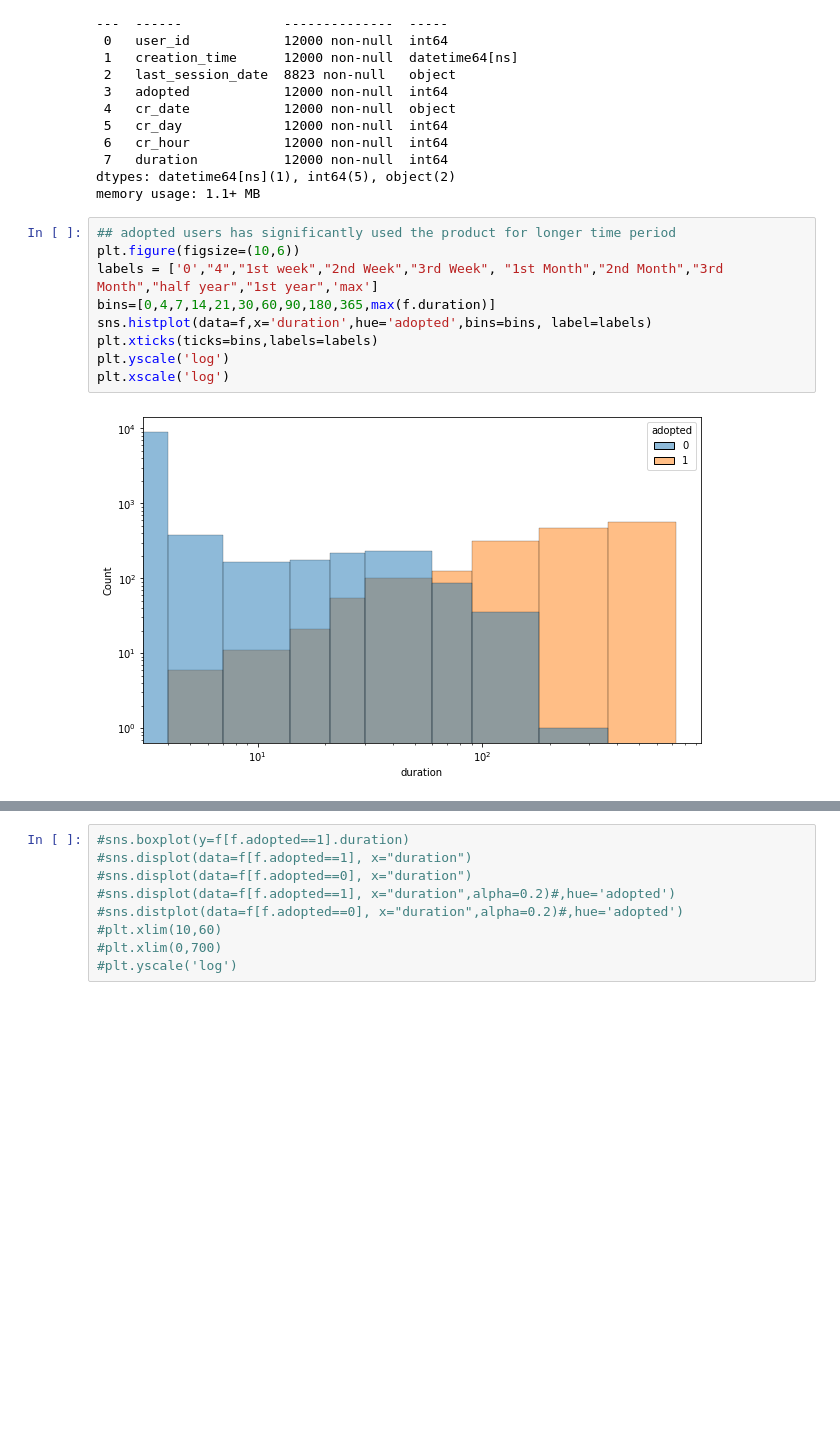
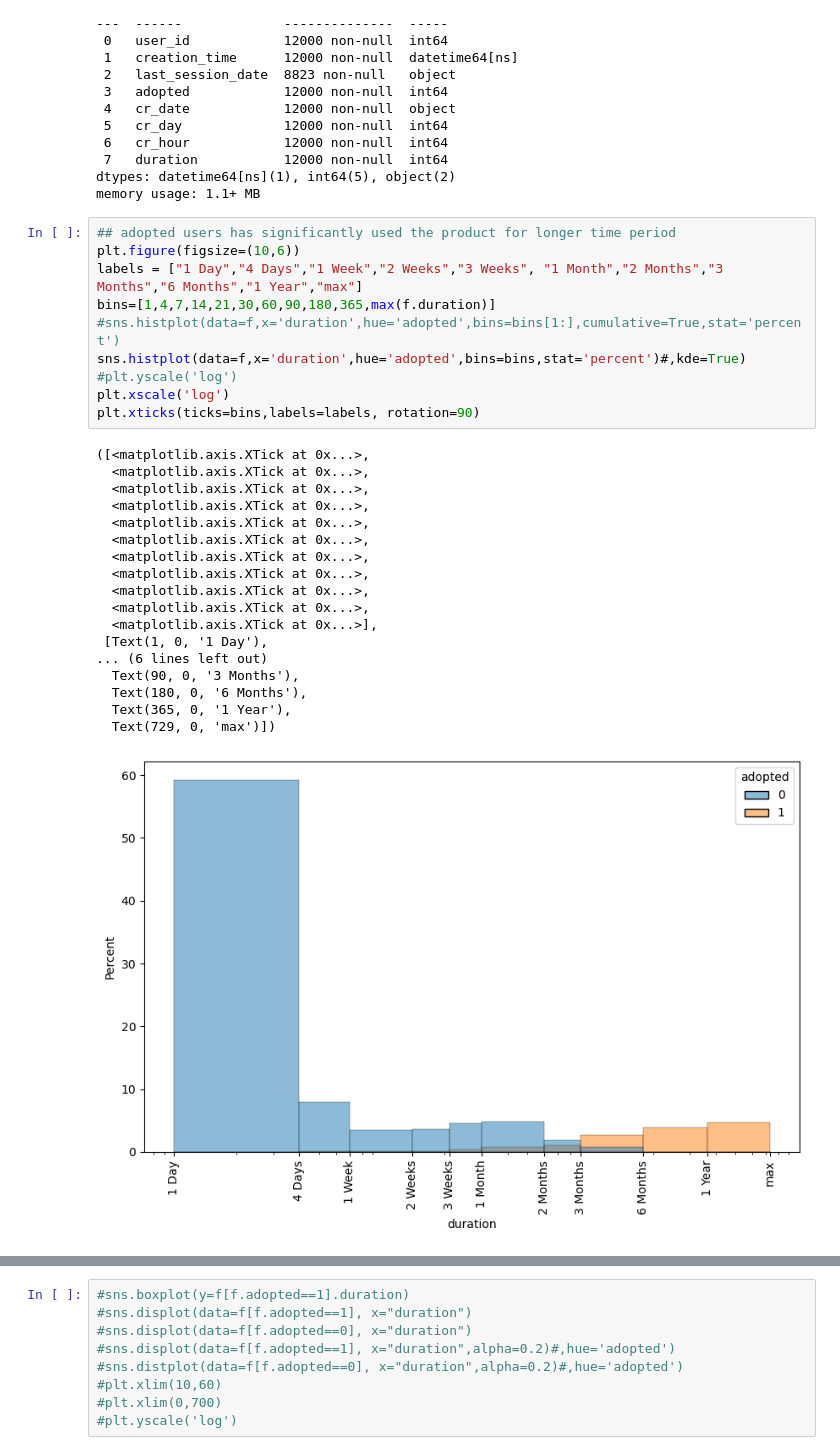
Before and after one commit to KavehVasei/Springboard, a Jupyter notebook: relax_challenge/Relax Inc.ipynb, the cells around one changed output, grey strips where cells are left out. Drawn from its saved outputs; the diff is of its cells as text; blank space fills up the shorter version.

```diff
--- a/relax_challenge/Relax Inc.ipynb
+++ b/relax_challenge/Relax Inc.ipynb
@@ -459,12 +460,30 @@ memory usage: 1.1+ MB
 # %%
 ## adopted users has significantly used the product for longer time period
 plt.figure(figsize=(10,6))
-labels = ['0',"4","1st week","2nd Week","3rd Week", "1st Month","2nd Month","3rd Month","half year","1st year",'max']
-bins=[0,4,7,14,21,30,60,90,180,365,max(f.duration)]
-sns.histplot(data=f,x='duration',hue='adopted',bins=bins, label=labels)
-plt.xticks(ticks=bins,labels=labels)
-plt.yscale('log')
+labels = ["1 Day","4 Days","1 Week","2 Weeks","3 Weeks", "1 Month","2 Months","3 Months","6 Months","1 Year","max"]
+bins=[1,4,7,14,21,30,60,90,180,365,max(f.duration)]
+#sns.histplot(data=f,x='duration',hue='adopted',bins=bins[1:],cumulative=True,stat='percent')
+sns.histplot(data=f,x='duration',hue='adopted',bins=bins,stat='percent')#,kde=True)
+#plt.yscale('log')
 plt.xscale('log')
+plt.xticks(ticks=bins,labels=labels, rotation=90)
 # %% [output]
+([<matplotlib.axis.XTick at 0x...>,
+  <matplotlib.axis.XTick at 0x...>,
+  <matplotlib.axis.XTick at 0x...>,
+  <matplotlib.axis.XTick at 0x...>,
+  <matplotlib.axis.XTick at 0x...>,
+  <matplotlib.axis.XTick at 0x...>,
+  <matplotlib.axis.XTick at 0x...>,
+  <matplotlib.axis.XTick at 0x...>,
+  <matplotlib.axis.XTick at 0x...>,
+  <matplotlib.axis.XTick at 0x...>,
+  <matplotlib.axis.XTick at 0x...>],
+ [Text(1, 0, '1 Day'),
+... (6 lines left out)
+  Text(90, 0, '3 Months'),
+  Text(180, 0, '6 Months'),
+  Text(365, 0, '1 Year'),
+  Text(729, 0, 'max')])
-[figure, old version]
+[figure, new version]
 # %%
```
Also changed, not shown: parts of 38 cells of this notebook.
